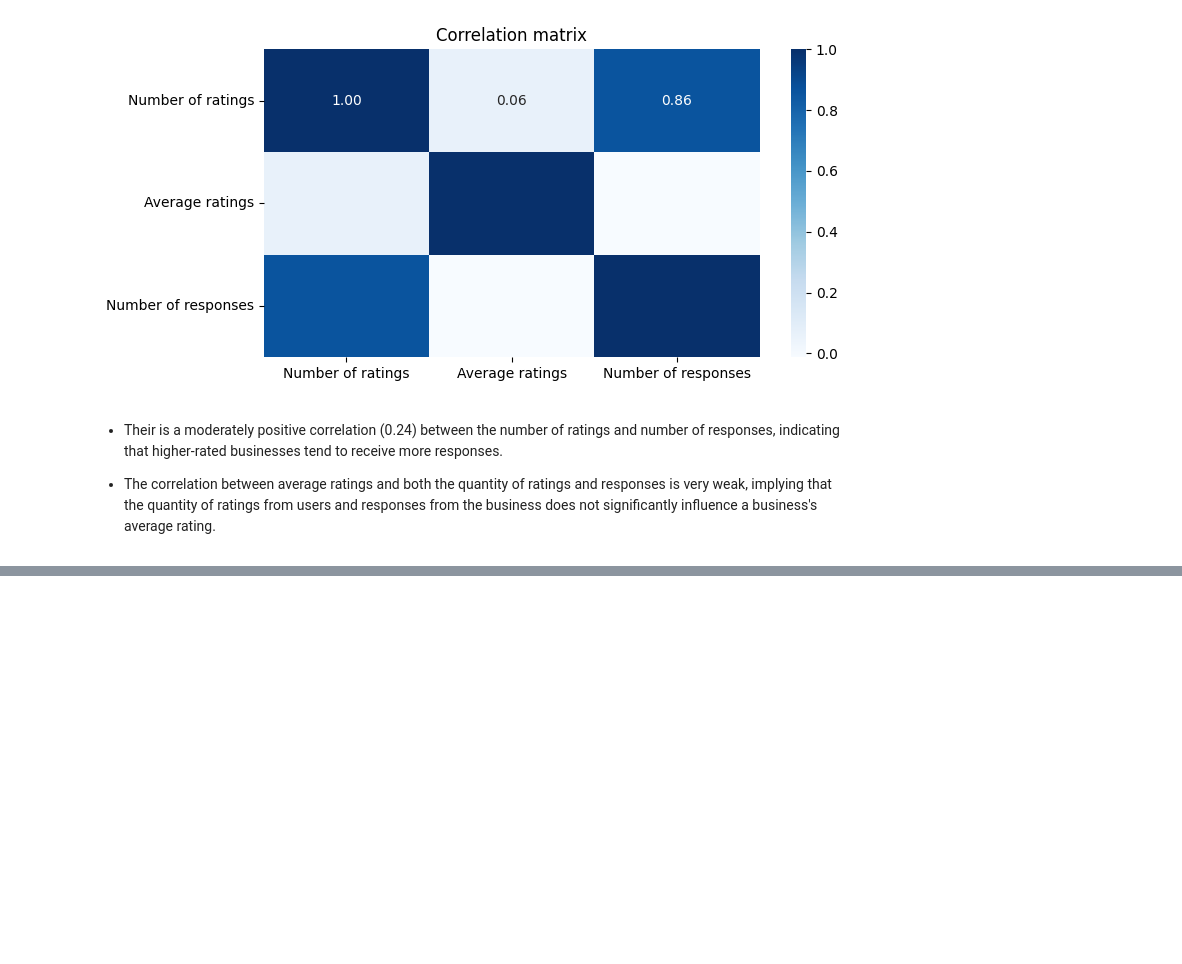
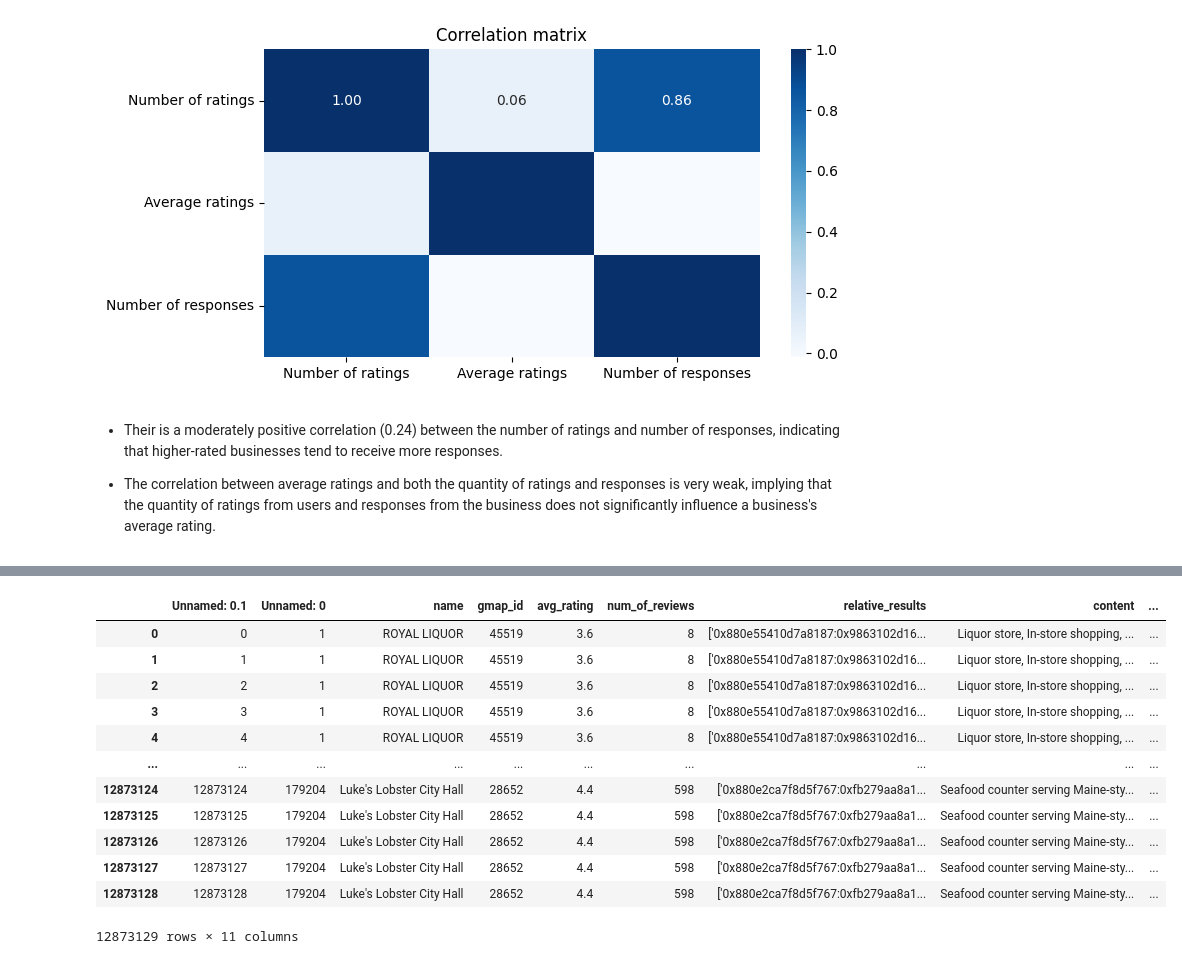
Before and after one commit to preyali/IT492_Pheonix_1, a Jupyter notebook: EDA_FeatureExtraction.ipynb, the cells around one changed output, grey strips where cells are left out. Drawn from its saved outputs; the diff is of its cells as text; code cells hidden in the pictures; blank space fills up the shorter version.

```diff
--- a/EDA_FeatureExtraction.ipynb
+++ b/EDA_FeatureExtraction.ipynb
@@ -540,0 +784,17 @@ plt.show()
+# %%
+merged_data = pd.read_csv("C:\\Users\\aasma\\OneDrive\\Desktop\\MSc\\Sem2\\Recommendation Systems\\Content based recsys\\csv\\merged_data_cleaned.csv")
+merged_data
+# %% [output]
+|  | Unnamed: 0.1 | Unnamed: 0 | name | gmap_id | avg_rating | num_of_reviews | relative_results | content | ... |
+| 0 | 0 | 1 | ROYAL LIQUOR | 45519 | 3.6 | 8 | ['0x880e55410d7a8187:0x9863102d16... | Liquor store, In-store shopping, ... | ... |
+| 1 | 1 | 1 | ROYAL LIQUOR | 45519 | 3.6 | 8 | ['0x880e55410d7a8187:0x9863102d16... | Liquor store, In-store shopping, ... | ... |
+| 2 | 2 | 1 | ROYAL LIQUOR | 45519 | 3.6 | 8 | ['0x880e55410d7a8187:0x9863102d16... | Liquor store, In-store shopping, ... | ... |
+| 3 | 3 | 1 | ROYAL LIQUOR | 45519 | 3.6 | 8 | ['0x880e55410d7a8187:0x9863102d16... | Liquor store, In-store shopping, ... | ... |
+| 4 | 4 | 1 | ROYAL LIQUOR | 45519 | 3.6 | 8 | ['0x880e55410d7a8187:0x9863102d16... | Liquor store, In-store shopping, ... | ... |
+| ... | ... | ... | ... | ... | ... | ... | ... | ... | ... |
+| 12873124 | 12873124 | 179204 | Luke's Lobster City Hall | 28652 | 4.4 | 598 | ['0x880e2ca7f8d5f767:0xfb279aa8a1... | Seafood counter serving Maine-sty... | ... |
+| 12873125 | 12873125 | 179204 | Luke's Lobster City Hall | 28652 | 4.4 | 598 | ['0x880e2ca7f8d5f767:0xfb279aa8a1... | Seafood counter serving Maine-sty... | ... |
+| 12873126 | 12873126 | 179204 | Luke's Lobster City Hall | 28652 | 4.4 | 598 | ['0x880e2ca7f8d5f767:0xfb279aa8a1... | Seafood counter serving Maine-sty... | ... |
+| 12873127 | 12873127 | 179204 | Luke's Lobster City Hall | 28652 | 4.4 | 598 | ['0x880e2ca7f8d5f767:0xfb279aa8a1... | Seafood counter serving Maine-sty... | ... |
+| 12873128 | 12873128 | 179204 | Luke's Lobster City Hall | 28652 | 4.4 | 598 | ['0x880e2ca7f8d5f767:0xfb279aa8a1... | Seafood counter serving Maine-sty... | ... |
+12873129 rows × 11 columns
```
Also changed, not shown: parts of 34 cells of this notebook.
